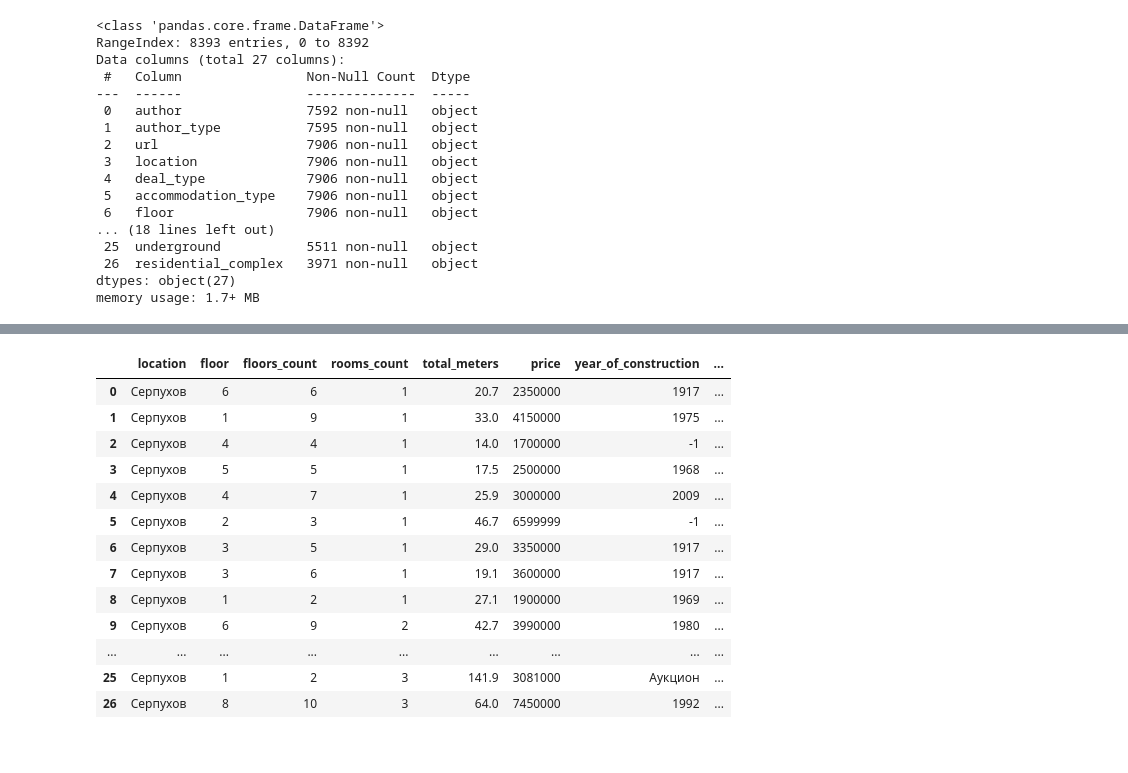
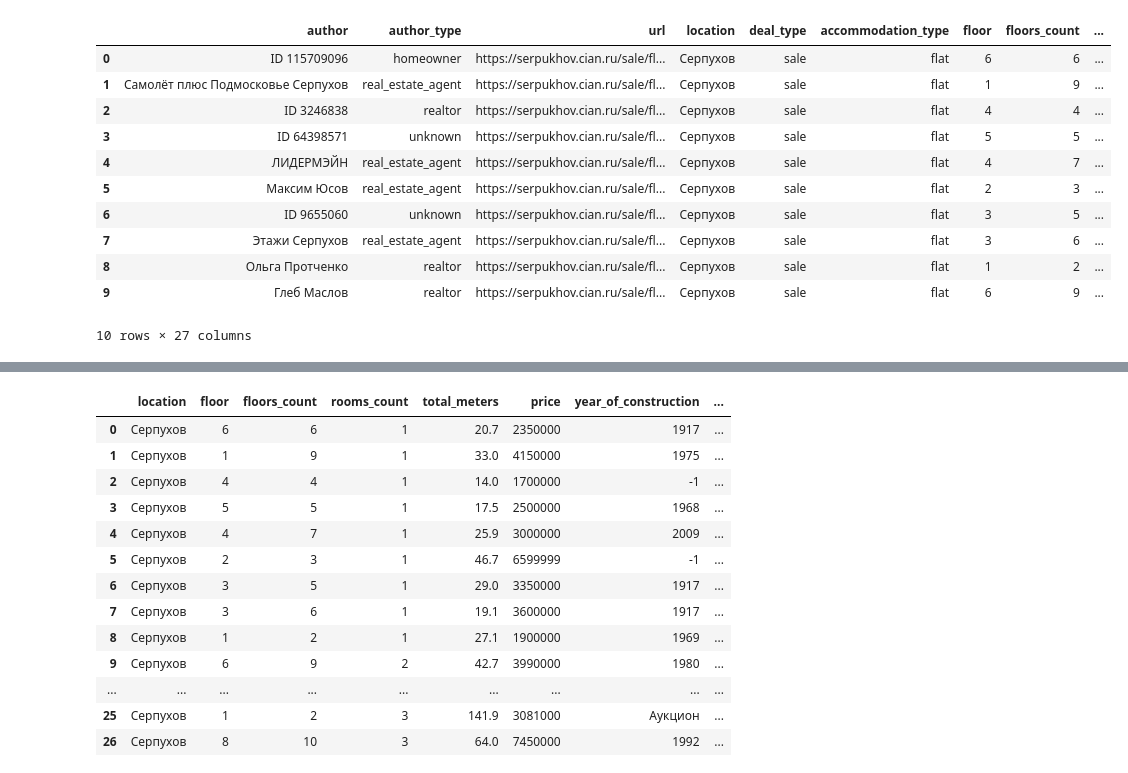
Before and after one commit to darinbtw/intensiv1, a Jupyter notebook: ANALYS.ipynb, the cells around one changed output, grey strips where cells are left out. Cells and saved outputs as stored; diff of their text form; code cells hidden in the pictures; blank space fills up the shorter version.

```diff
--- a/ANALYS.ipynb
+++ b/ANALYS.ipynb
@@ -7,23 +7,17 @@ import missingno as msno
 from sklearn.preprocessing import LabelEncoder
 # %%
 df = pd.read_csv('parsed.csv')
-df.head()
-df.info()
+df.head(10)
 # %% [output]
+|  | author | author_type | url | location | deal_type | accommodation_type | floor | floors_count | ... |
+| 0 | ID 115709096 | homeowner | https://serpukhov.cian.ru/sale/fl... | Серпухов | sale | flat | 6 | 6 | ... |
+| 1 | Самолёт плюс Подмосковье Серпухов | real_estate_agent | https://serpukhov.cian.ru/sale/fl... | Серпухов | sale | flat | 1 | 9 | ... |
+| 2 | ID 3246838 | realtor | https://serpukhov.cian.ru/sale/fl... | Серпухов | sale | flat | 4 | 4 | ... |
+| 3 | ID 64398571 | unknown | https://serpukhov.cian.ru/sale/fl... | Серпухов | sale | flat | 5 | 5 | ... |
+| 4 | ЛИДЕРМЭЙН | real_estate_agent | https://serpukhov.cian.ru/sale/fl... | Серпухов | sale | flat | 4 | 7 | ... |
+| 5 | Максим Юсов | real_estate_agent | https://serpukhov.cian.ru/sale/fl... | Серпухов | sale | flat | 2 | 3 | ... |
+| 6 | ID 9655060 | unknown | https://serpukhov.cian.ru/sale/fl... | Серпухов | sale | flat | 3 | 5 | ... |
+| 7 | Этажи Серпухов | real_estate_agent | https://serpukhov.cian.ru/sale/fl... | Серпухов | sale | flat | 3 | 6 | ... |
+| 8 | Ольга Протченко | realtor | https://serpukhov.cian.ru/sale/fl... | Серпухов | sale | flat | 1 | 2 | ... |
+| 9 | Глеб Маслов | realtor | https://serpukhov.cian.ru/sale/fl... | Серпухов | sale | flat | 6 | 9 | ... |
-<class 'pandas.core.frame.DataFrame'>
-RangeIndex: 8393 entries, 0 to 8392
-Data columns (total 27 columns):
- #   Column                Non-Null Count  Dtype
----  ------                --------------  -----
- 0   author                7592 non-null   object
- 1   author_type           7595 non-null   object
- 2   url                   7906 non-null   object
- 3   location              7906 non-null   object
- 4   deal_type             7906 non-null   object
- 5   accommodation_type    7906 non-null   object
- 6   floor                 7906 non-null   object
-... (18 lines left out)
- 25  underground           5511 non-null   object
- 26  residential_complex   3971 non-null   object
-dtypes: object(27)
-memory usage: 1.7+ MB
+10 rows × 27 columns
```
Also changed, not shown: parts of 36 cells of this notebook.
